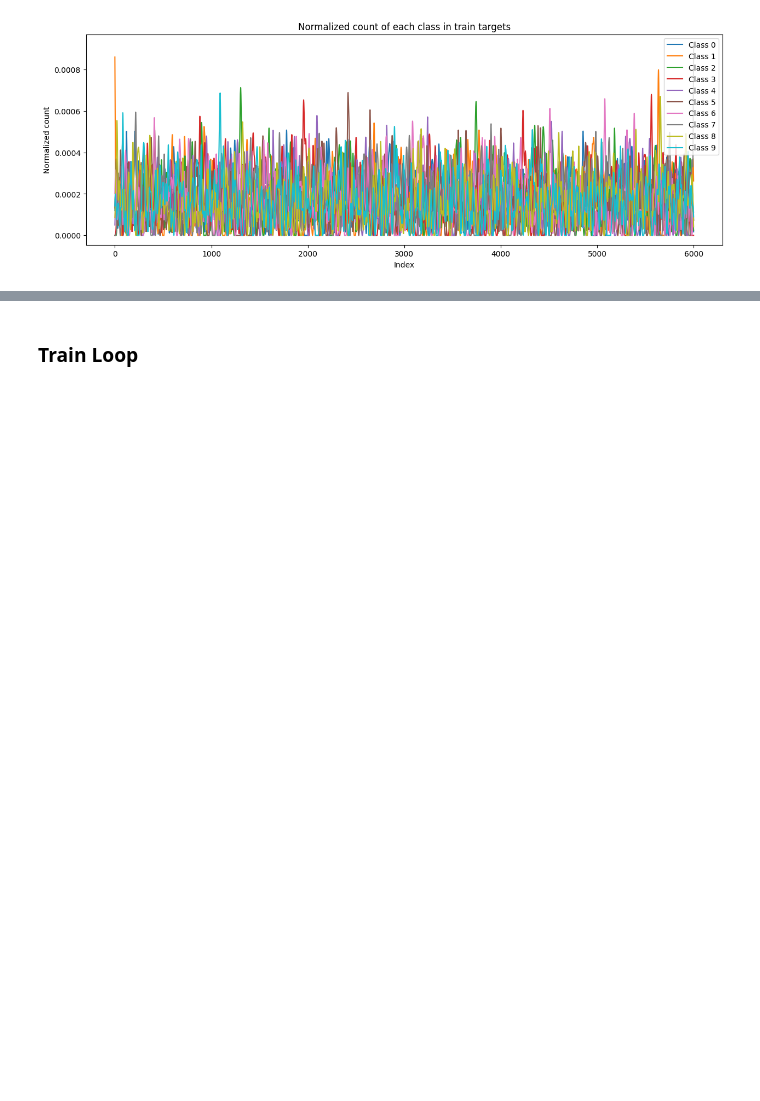
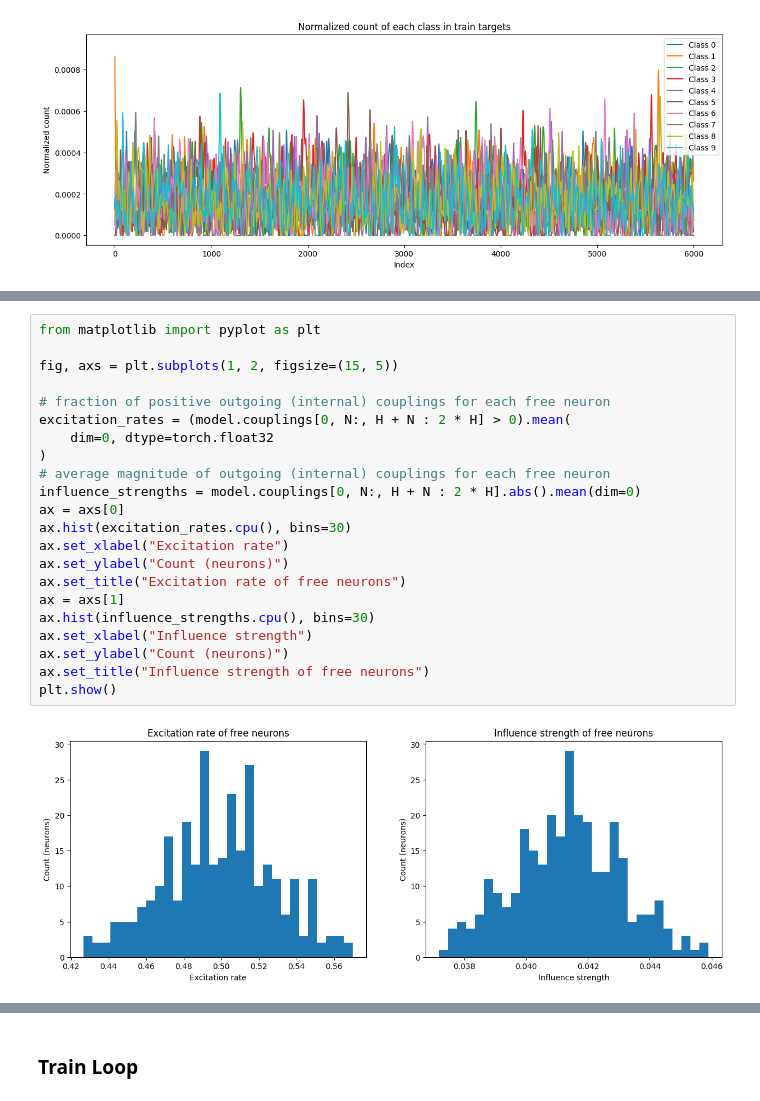
Before and after one commit to mattia-scardecchia/Biological-Learning, a Jupyter notebook: notebooks/mnist.ipynb, the cells around one changed output, grey strips where cells are left out. Saved outputs shown, nothing was run; the diff lists cells and outputs as text; blank space fills up the shorter version.

Commit message:
feat: some couplings statistics

```diff
--- a/notebooks/mnist.ipynb
+++ b/notebooks/mnist.ipynb
@@ -1418,0 +1524,24 @@ Smoothing with: tensor([0.0036, 0.0054, 0.0077, 0.0107, 0.0146, 0.0192, 0.0247,
+# %%
+from matplotlib import pyplot as plt
+
+fig, axs = plt.subplots(1, 2, figsize=(15, 5))
+
+# fraction of positive outgoing (internal) couplings for each free neuron
+excitation_rates = (model.couplings[0, N:, H + N : 2 * H] > 0).mean(
+    dim=0, dtype=torch.float32
+)
+# average magnitude of outgoing (internal) couplings for each free neuron
+influence_strengths = model.couplings[0, N:, H + N : 2 * H].abs().mean(dim=0)
+ax = axs[0]
+ax.hist(excitation_rates.cpu(), bins=30)
+ax.set_xlabel("Excitation rate")
+ax.set_ylabel("Count (neurons)")
+ax.set_title("Excitation rate of free neurons")
+ax = axs[1]
+ax.hist(influence_strengths.cpu(), bins=30)
+ax.set_xlabel("Influence strength")
+ax.set_ylabel("Count (neurons)")
+ax.set_title("Influence strength of free neurons")
+plt.show()
+# %% [output]
+[figure, added]
```
Also changed, not shown: parts of 10 cells of this notebook.
